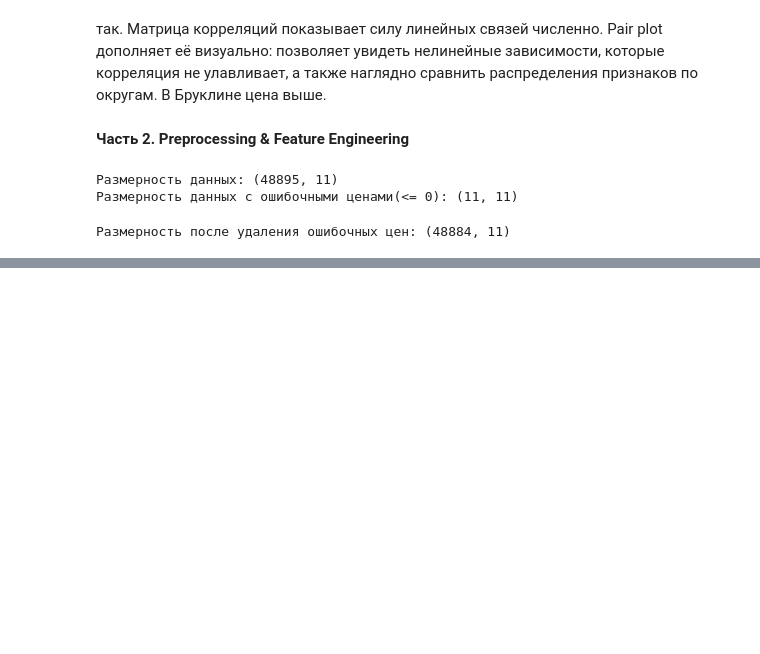
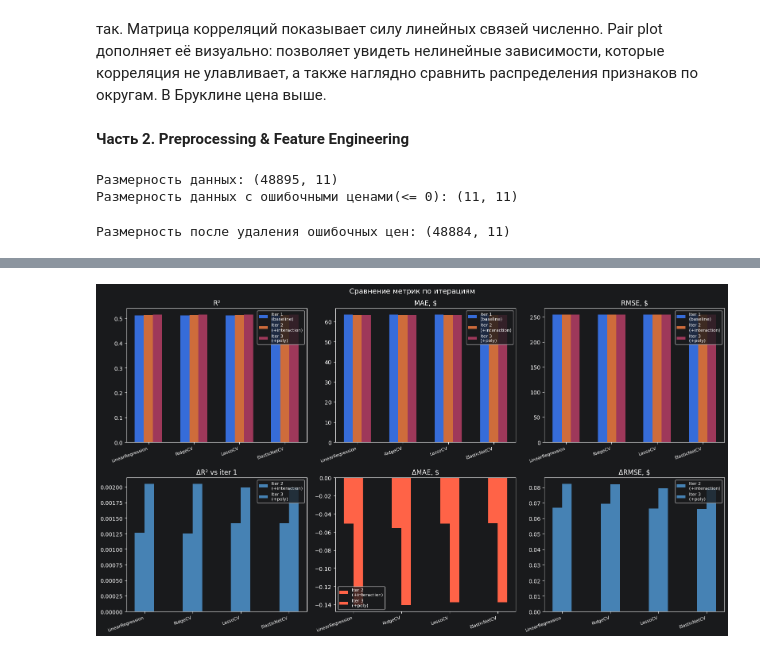
Before and after one commit to togoltsova/ML-Basic, a Jupyter notebook: homework_10/homework_10.ipynb, the cells around one changed output, grey strips where cells are left out. Drawn from its saved outputs; the diff is of its cells as text; code cells hidden in the pictures; blank space fills up the shorter version.

Commit message:
homework_10 Modeling

```diff
--- a/homework_10/homework_10.ipynb
+++ b/homework_10/homework_10.ipynb
@@ -377,0 +491,8 @@ print('Корреляция longitude с log_price:         ', round(data['longi
+# %%
+#Новый признак: interaction room_type × neighbourhood_group
+#Модель видела room_type и neighbourhood_group по отдельности,
+#но не знала, что "Entire home" в Манхэттене — совершенно другая история, чем в Бронксе
+data2['room_neighbourhood'] = data2['room_type'] + '_' + data2['neighbourhood_group']
+print('Уникальных значений room_neighbourhood:', data2['room_neighbourhood'].nunique())
+print()
+print(data2['room_neighbourhood'].value_counts().to_string())
@@ -377,0 +518,11 @@ print('Корреляция longitude с log_price:         ', round(data['longi
+# %%
+#OHE для neighbourhood_group, room_type и interaction-признака
+data2_model = pd.get_dummies(data2, columns=['neighbourhood_group', 'room_type', 'room_neighbourhood'], drop_first=True)
+
+new_columns2 = {}
+for column in data2_model.columns:
+    new_columns2[column] = column.replace(' ', '_')
+data2_model = data2_model.rename(columns=new_columns2)
+
+print('Размерность после OHE:', data2_model.shape)
+print('Признаки:', list(data2_model.columns))
@@ -377,0 +742,56 @@ print('Корреляция longitude с log_price:         ', round(data['longi
+# %%
+#Визуализация сравнения метрик по трём итерациям
+#Верхний ряд: абсолютные значения; нижний ряд: изменение относительно итерации 1
+iteration_labels = ['Iter 1\n(baseline)', 'Iter 2\n(+interaction)', 'Iter 3\n(+poly)']
+model_names_list = ['LinearRegression', 'RidgeCV', 'LassoCV', 'ElasticNetCV']
+metric_keys = ['R2', 'MAE', 'RMSE']
+metric_titles = ['R²', 'MAE, $', 'RMSE, $']
+delta_titles = ['ΔR² vs iter 1', 'ΔMAE, $', 'ΔRMSE, $']
+
+all_results = [metrics_results, metrics_results2, metrics_results3]
+
+fig, axes = plt.subplots(2, 3, figsize=(16, 9))
+
+bar_width = 0.2
+x_positions = list(range(len(model_names_list)))
+
+for metric_idx, (metric_key, metric_title, delta_title) in enumerate(zip(metric_keys, metric_titles, delta_titles)):
+
+    #Верхний ряд — абсолютные значения
+    ax_abs = axes[0, metric_idx]
+    for iter_idx, iter_results in enumerate(all_results):
+        values = []
+        for model_name in model_names_list:
+            values.append(iter_results[model_name][metric_key])
+        offsets = [x + iter_idx * bar_width for x in x_positions]
+        ax_abs.bar(offsets, values, width=bar_width, label=iteration_labels[iter_idx])
+    ax_abs.set_title(metric_title, fontsize=12)
+    ax_abs.set_xticks([x + bar_width for x in x_positions])
+    ax_abs.set_xticklabels(model_names_list, rotation=20, ha='right', fontsize=8)
+    ax_abs.legend(fontsize=8)
+
+    #Нижний ряд — дельта относительно итерации 1 (baseline)
+    ax_delta = axes[1, metric_idx]
+    baseline_values = {}
+    for model_name in model_names_list:
+        baseline_values[model_name] = metrics_results[model_name][metric_key]
+
+    for iter_idx, iter_results in enumerate(all_results[1:], start=1):
+        deltas = []
+        for model_name in model_names_list:
+            deltas.append(iter_results[model_name][metric_key] - baseline_values[model_name])
+        offsets = [(x + (iter_idx - 1) * bar_width) for x in x_positions]
+        colors = ['steelblue' if d >= 0 else 'tomato' for d in deltas]
+        ax_delta.bar(offsets, deltas, width=bar_width, color=colors, label=iteration_labels[iter_idx])
+
+    ax_delta.axhline(0, color='black', linewidth=0.8)
+    ax_delta.set_title(delta_title, fontsize=12)
+    ax_delta.set_xticks([x + bar_width * 0.5 for x in x_positions])
+    ax_delta.set_xticklabels(model_names_list, rotation=20, ha='right', fontsize=8)
+    ax_delta.legend(fontsize=8)
+
+plt.suptitle('Сравнение метрик по итерациям', fontsize=13)
+plt.tight_layout()
+plt.show()
+# %% [output]
+[figure, added]
```
Also changed, not shown: parts of 38 cells of this notebook.
